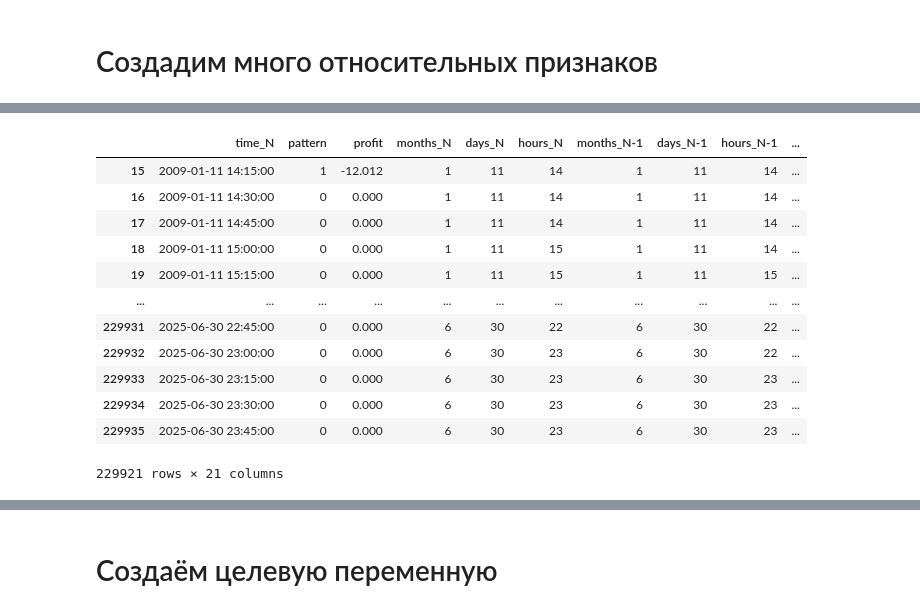
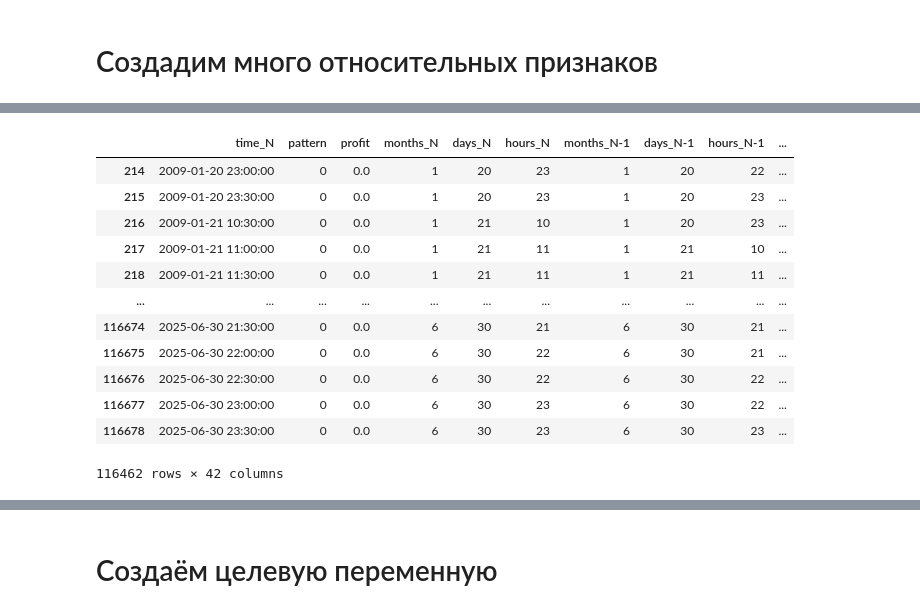
Before and after one commit to AlexKosuhin/AlgoTrading, a Jupyter notebook: classification.ipynb, the cells around one changed output, grey strips where cells are left out. Cells and saved outputs as stored; diff of their text form; code cells hidden in the pictures.

```diff
--- a/classification.ipynb
+++ b/classification.ipynb
@@ -450,6 +760,46 @@ def data_one_candle_features_2(data):
+# %%
+def indicators(data):
+    data = data.copy()
+
+    # RSI
+    def rsi(prices, n=14):
+        deltas = np.diff(prices)
+        gains = np.where(deltas > 0, deltas, 0)
+        loss = np.where(deltas < 0, -deltas, 0)
+
+        # Расчитываем первые значения
+        avg_gain = np.mean(gains[:n])
+        avg_loss = np.mean(loss[:n])
+
+        rsi = np.zeros_like(prices)
+        rsi[:n] = np.nan
+
+        for i in range(n, len(prices)):
+            avg_gain = (avg_gain * (n - 1) + gains[i-1]) / n
+            avg_loss = (avg_loss * (n - 1) + loss[i-1]) / n
+            rs = avg_gain / avg_loss
+            rsi[i] = 100 - 100 / (1 + rs)
+        return rsi
+
+    data['RSI_N'] = rsi(data['close_N'], 14)
+
+    # БЛОК SMA
+    # Смотрим отклонение цены от скользящих средних
+    sma_periods = [5, 10, 20, 30, 50, 100, 150, 200]
+    for i in sma_periods:
+        sma_N = data['close_N'].rolling(i).mean()
+        sma_N_1 = data['close_N-1'].rolling(i).mean()
+        # Отклонение
+        data[f'diff_SMA_{i}_N'] = (((data['close_N'] - sma_N) + 10e-8) * 100) / sma_N
+        data[f'diff_SMA_{i}_N_1'] = (((data['close_N-1'] - sma_N_1) + 10e-8) *100) / sma_N_1
+
+
+    data.dropna(inplace=True)
+    return data
 # %%
-df_full = data_time_features(df_b)
+df_full = data_time_features(sber_bull_eng)
 df_full = data_one_candle_features_1(df_full)
 df_full = data_one_candle_features_2(df_full)
+df_full = indicators(df_full)
 df_full
 # %% [output]
@@ -476,23 +819,23 @@ sns.lineplot(df_full['body_ATR_N-1'])
 # %%
 def last_prepare(data):
     data = data.copy()
     data.drop(['open_N', 'open_N-1', 'close_N', 'close_N-1', 'low_N', 'low_N-1',
        'high_N', 'high_N-1', 'volume_N', 'volume_N-1', 'time_N-1',
-       'signal', 'strategy', 'filtr'], axis=1, inplace=True)
+       'signal', 'strategy', 'ticker', 'per'], axis=1, inplace=True)
     return data
 df_ml = last_prepare(df_full)
 df_ml
 # %% [output]
 |  | time_N | pattern | profit | months_N | days_N | hours_N | months_N-1 | days_N-1 | hours_N-1 | ... |
-| 15 | 2009-01-11 14:15:00 | 1 | -12.012 | 1 | 11 | 14 | 1 | 11 | 14 | ... |
-| 16 | 2009-01-11 14:30:00 | 0 | 0.000 | 1 | 11 | 14 | 1 | 11 | 14 | ... |
-| 17 | 2009-01-11 14:45:00 | 0 | 0.000 | 1 | 11 | 14 | 1 | 11 | 14 | ... |
-| 18 | 2009-01-11 15:00:00 | 0 | 0.000 | 1 | 11 | 15 | 1 | 11 | 14 | ... |
-| 19 | 2009-01-11 15:15:00 | 0 | 0.000 | 1 | 11 | 15 | 1 | 11 | 15 | ... |
+| 214 | 2009-01-20 23:00:00 | 0 | 0.0 | 1 | 20 | 23 | 1 | 20 | 22 | ... |
+| 215 | 2009-01-20 23:30:00 | 0 | 0.0 | 1 | 20 | 23 | 1 | 20 | 23 | ... |
+| 216 | 2009-01-21 10:30:00 | 0 | 0.0 | 1 | 21 | 10 | 1 | 20 | 23 | ... |
+| 217 | 2009-01-21 11:00:00 | 0 | 0.0 | 1 | 21 | 11 | 1 | 21 | 10 | ... |
+| 218 | 2009-01-21 11:30:00 | 0 | 0.0 | 1 | 21 | 11 | 1 | 21 | 11 | ... |
 | ... | ... | ... | ... | ... | ... | ... | ... | ... | ... | ... |
-| 229931 | 2025-06-30 22:45:00 | 0 | 0.000 | 6 | 30 | 22 | 6 | 30 | 22 | ... |
-| 229932 | 2025-06-30 23:00:00 | 0 | 0.000 | 6 | 30 | 23 | 6 | 30 | 22 | ... |
-| 229933 | 2025-06-30 23:15:00 | 0 | 0.000 | 6 | 30 | 23 | 6 | 30 | 23 | ... |
-| 229934 | 2025-06-30 23:30:00 | 0 | 0.000 | 6 | 30 | 23 | 6 | 30 | 23 | ... |
-| 229935 | 2025-06-30 23:45:00 | 0 | 0.000 | 6 | 30 | 23 | 6 | 30 | 23 | ... |
+| 116674 | 2025-06-30 21:30:00 | 0 | 0.0 | 6 | 30 | 21 | 6 | 30 | 21 | ... |
+| 116675 | 2025-06-30 22:00:00 | 0 | 0.0 | 6 | 30 | 22 | 6 | 30 | 21 | ... |
+| 116676 | 2025-06-30 22:30:00 | 0 | 0.0 | 6 | 30 | 22 | 6 | 30 | 22 | ... |
+| 116677 | 2025-06-30 23:00:00 | 0 | 0.0 | 6 | 30 | 23 | 6 | 30 | 22 | ... |
+| 116678 | 2025-06-30 23:30:00 | 0 | 0.0 | 6 | 30 | 23 | 6 | 30 | 23 | ... |
-229921 rows × 21 columns
+116462 rows × 42 columns
```
Also changed, not shown: parts of 74 cells of this notebook.
